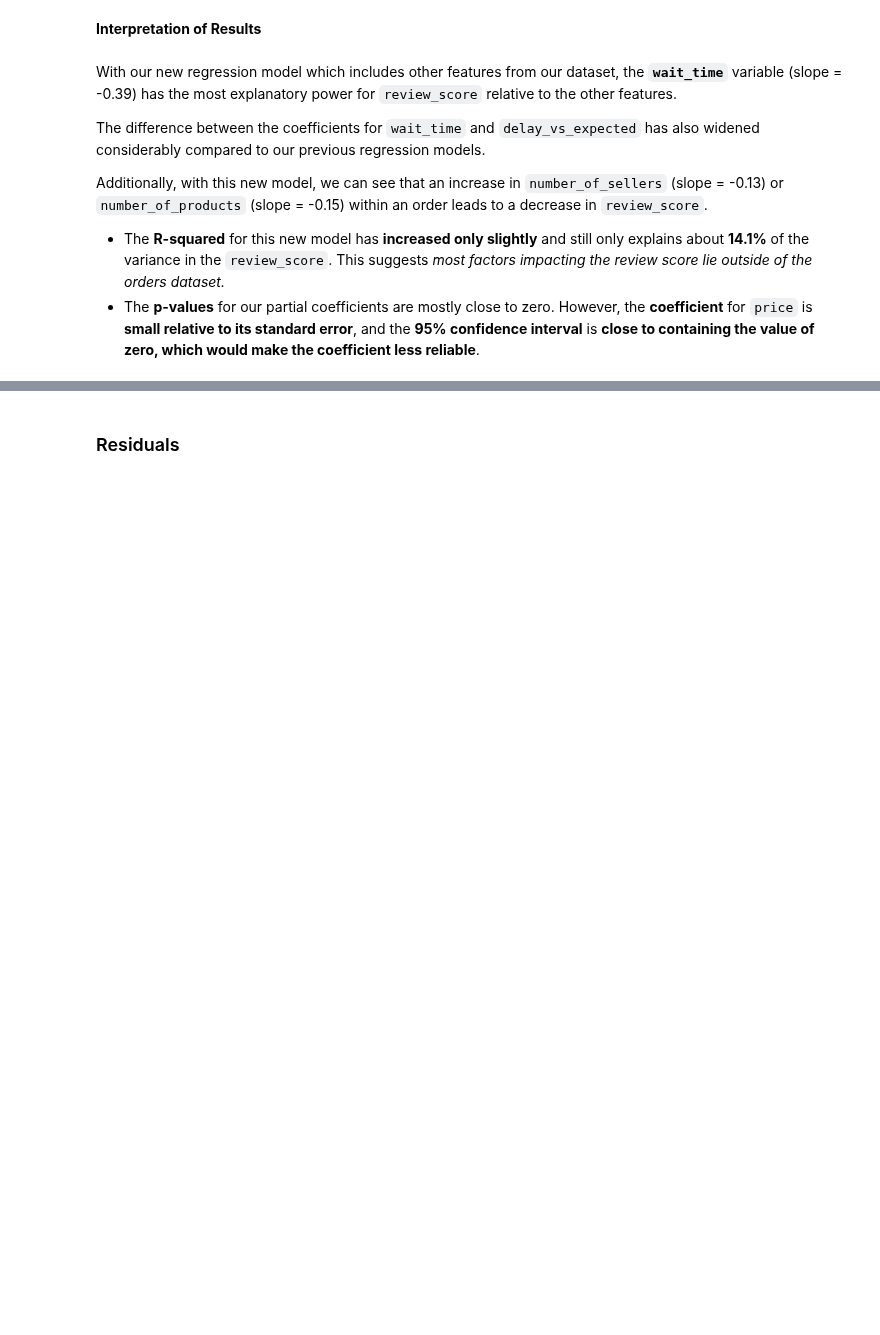
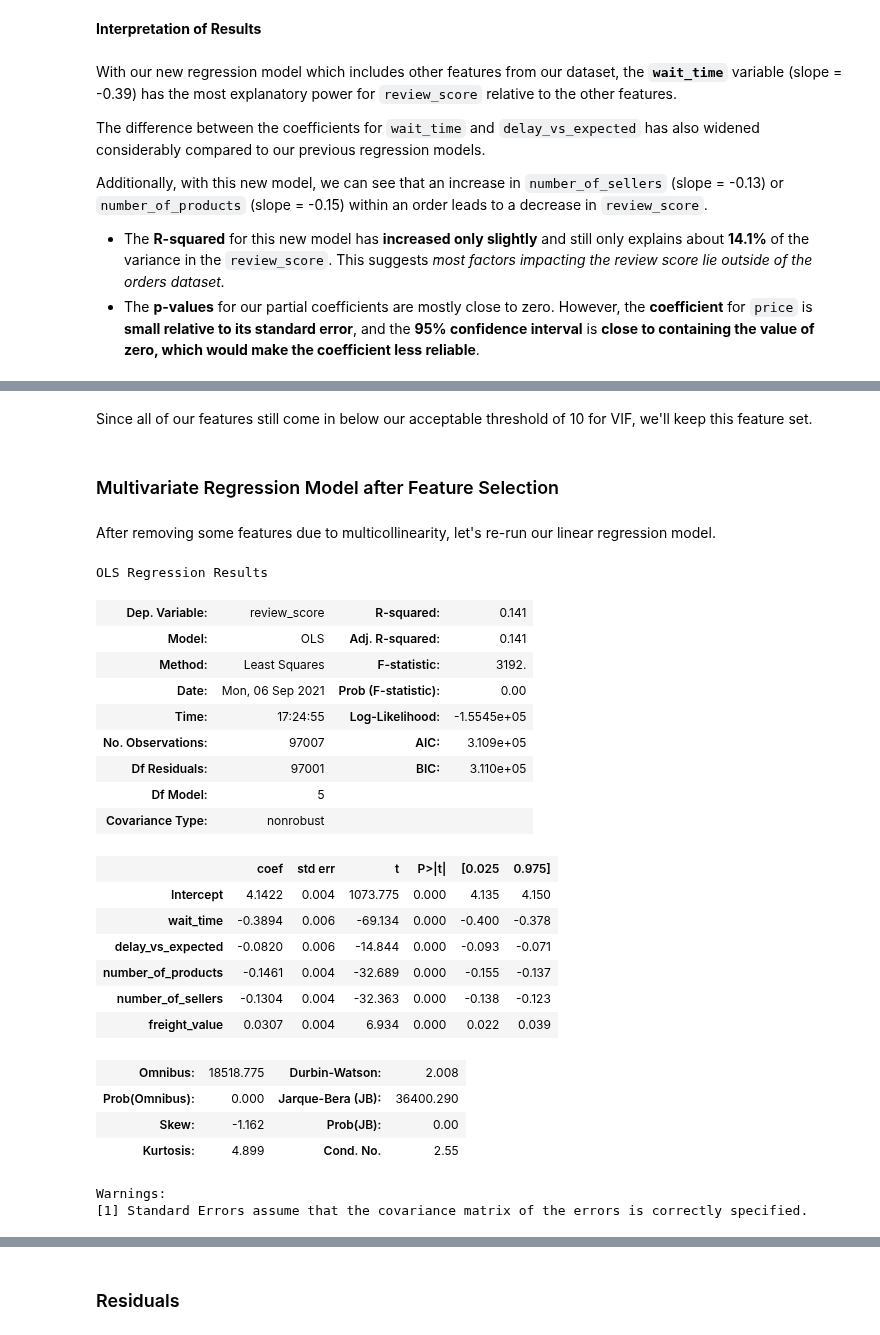
Before and after one commit to phlln/olist-analysis, a Jupyter notebook: notebooks/Orders Analysis.ipynb, the cells around one changed output, grey strips where cells are left out. Cells and saved outputs as stored; diff of their text form; code cells hidden in the pictures; blank space fills up the shorter version.

Commit message:
updated VIF, features list, and regression interpretation for Sellers Analysis

```diff
--- a/notebooks/Orders Analysis.ipynb
+++ b/notebooks/Orders Analysis.ipynb
@@ -525,0 +528,36 @@ Since all of our features still come in below our acceptable threshold of 10 for
+# %% [markdown]
+Since all of our features still come in below our acceptable threshold of 10 for VIF, we'll keep this feature set.
+# %% [markdown]
+### Multivariate Regression Model after Feature Selection
+# %% [markdown]
+After removing some features due to multicollinearity, let's re-run our linear regression model.
+# %%
+# Model 5 - New features list after handling multicollinearity
+features2 = ['wait_time', 'delay_vs_expected', 'number_of_products', 'number_of_sellers', 'freight_value']
+formula = 'review_score ~ ' + ' + ' .join(features2)
+model5 = smf.ols(formula = formula, data = orders_standardized).fit()
+model5.summary()
+# %% [output]
+OLS Regression Results
+| Dep. Variable: | review_score | R-squared: | 0.141 |
+| Model: | OLS | Adj. R-squared: | 0.141 |
+| Method: | Least Squares | F-statistic: | 3192. |
+| Date: | Mon, 06 Sep 2021 | Prob (F-statistic): | 0.00 |
+| Time: | 17:24:55 | Log-Likelihood: | -1.5545e+05 |
+| No. Observations: | 97007 | AIC: | 3.109e+05 |
+| Df Residuals: | 97001 | BIC: | 3.110e+05 |
+| Df Model: | 5 |  |  |
+| Covariance Type: | nonrobust |  |  |
+|  | coef | std err | t | P>|t| | [0.025 | 0.975] |
+| Intercept | 4.1422 | 0.004 | 1073.775 | 0.000 | 4.135 | 4.150 |
+| wait_time | -0.3894 | 0.006 | -69.134 | 0.000 | -0.400 | -0.378 |
+| delay_vs_expected | -0.0820 | 0.006 | -14.844 | 0.000 | -0.093 | -0.071 |
+| number_of_products | -0.1461 | 0.004 | -32.689 | 0.000 | -0.155 | -0.137 |
+| number_of_sellers | -0.1304 | 0.004 | -32.363 | 0.000 | -0.138 | -0.123 |
+| freight_value | 0.0307 | 0.004 | 6.934 | 0.000 | 0.022 | 0.039 |
+| Omnibus: | 18518.775 | Durbin-Watson: | 2.008 |
+| Prob(Omnibus): | 0.000 | Jarque-Bera (JB): | 36400.290 |
+| Skew: | -1.162 | Prob(JB): | 0.00 |
+| Kurtosis: | 4.899 | Cond. No. | 2.55 |
+Warnings:
+[1] Standard Errors assume that the covariance matrix of the errors is correctly specified.
```
Also changed, not shown: parts of 51 cells of this notebook, 2 other files.
